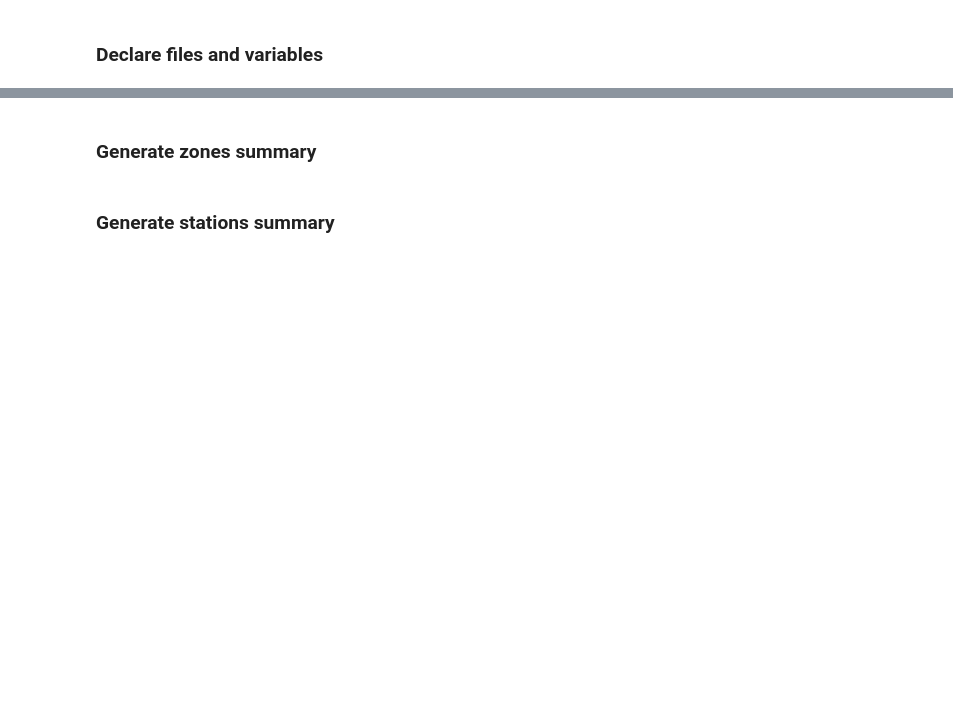
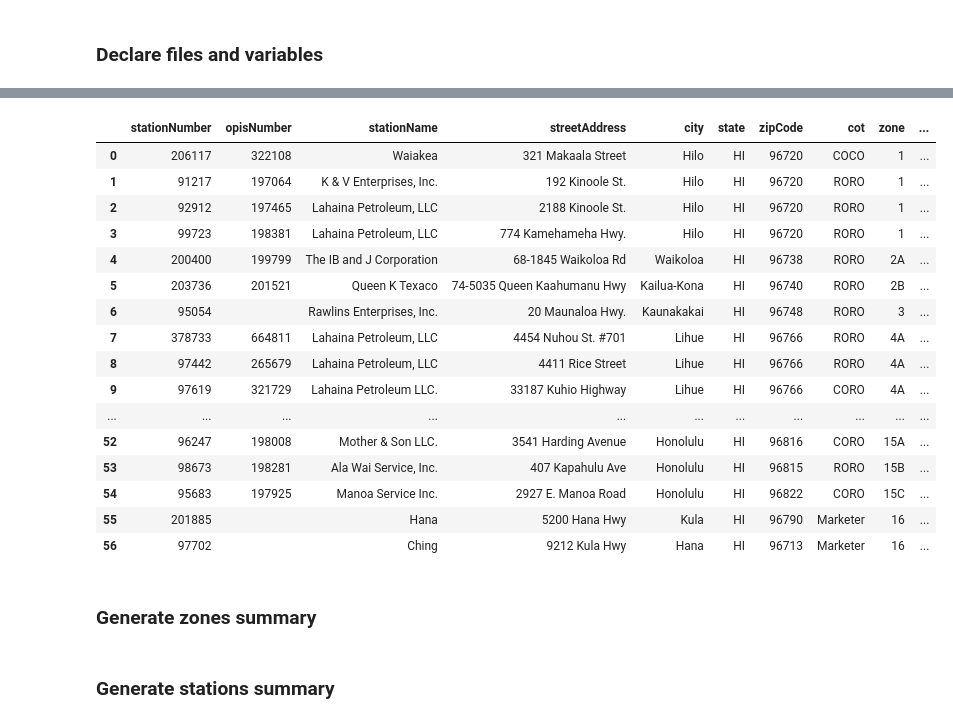
Before and after one commit to marvin-garcia/react-playground, a Jupyter notebook: FuelPriceOptimizer/DataGenerator.ipynb, the cells around one changed output, grey strips where cells are left out. Cells and saved outputs as stored; diff of their text form; code cells hidden in the pictures; blank space fills up the shorter version.

```diff
--- a/FuelPriceOptimizer/DataGenerator.ipynb
+++ b/FuelPriceOptimizer/DataGenerator.ipynb
@@ -3,7 +3,7 @@
 # %%
 import uuid
 
-zones_file = "/mnt/c/Users/magar/source/repos/react-playground/FuelPriceOptimizer/FuelPriceOptimizer.Server/Data/Zones.json"
+stations_file = "/mnt/c/Users/magar/source/repos/react-playground/FuelPriceOptimizer/FuelPriceOptimizer.Server/Data/Zones.json"
 zone_summary_path = "/mnt/c/Users/magar/source/repos/react-playground/FuelPriceOptimizer/FuelPriceOptimizer.Server/Data/ZoneSummary"
 station_summary_path = "/mnt/c/Users/magar/source/repos/react-playground/FuelPriceOptimizer/FuelPriceOptimizer.Server/Data/StationSummary"
 summary_files = "/mnt/c/Users/magar/source/repos/react-playground/FuelPriceOptimizer/FuelPriceOptimizer.Server/Data/SummaryFiles.json"
@@ -16,0 +19,36 @@ def generate_guid():
+# %%
+import requests
+import pandas as pd
+from time import sleep
+
+def get_geocoordinates(address):
+  maps_api = 'https://maps.googleapis.com/maps/api/geocode/json'
+  api_key = ''
+
+  params = {'address': address, 'key': api_key}
+  response = requests.get(maps_api, params=params)
+  data = response.json()
+
+  if data['status'] == 'OK':
+    return data['results'][0]['geometry']['location']
+  else:
+    print(address)
+    # print(data)
+    return None
+
+stations_df = pd.read_json(stations_file)
+for index, station in stations_df.iterrows():
+    address = station['streetAddress'] + ', ' + station['city'] + ', ' + station['state'] + ', USA'
+    formatted_address = str.replace(address, ' ', '%20')
+
+    location = get_geocoordinates(formatted_address)
+    if location:
+      stations_df.at[index, 'latitude'] = location['lat']
+      stations_df.at[index, 'longitude'] = location['lng']
+    else:
+      stations_df.at[index, 'latitude'] = None
+      stations_df.at[index, 'longitude'] = None
+
+    sleep(1)
+
+stations_df.to_json(f'{stations_file}', orient='records', lines=False)
@@ -17,3 +73,23 @@ def generate_guid():
+# %%
+stations_df.head(57)
+# %% [output]
+|  | stationNumber | opisNumber | stationName | streetAddress | city | state | zipCode | cot | zone | ... |
+| 0 | 206117 | 322108 | Waiakea | 321 Makaala Street | Hilo | HI | 96720 | COCO | 1 | ... |
+| 1 | 91217 | 197064 | K & V Enterprises, Inc. | 192 Kinoole St. | Hilo | HI | 96720 | RORO | 1 | ... |
+| 2 | 92912 | 197465 | Lahaina Petroleum, LLC | 2188 Kinoole St. | Hilo | HI | 96720 | RORO | 1 | ... |
+| 3 | 99723 | 198381 | Lahaina Petroleum, LLC | 774 Kamehameha Hwy. | Hilo | HI | 96720 | RORO | 1 | ... |
+| 4 | 200400 | 199799 | The IB and J Corporation | 68-1845 Waikoloa Rd | Waikoloa | HI | 96738 | RORO | 2A | ... |
+| 5 | 203736 | 201521 | Queen K Texaco | 74-5035 Queen Kaahumanu Hwy | Kailua-Kona | HI | 96740 | RORO | 2B | ... |
+| 6 | 95054 |  | Rawlins Enterprises, Inc. | 20 Maunaloa Hwy. | Kaunakakai | HI | 96748 | RORO | 3 | ... |
+| 7 | 378733 | 664811 | Lahaina Petroleum, LLC | 4454 Nuhou St. #701 | Lihue | HI | 96766 | RORO | 4A | ... |
+| 8 | 97442 | 265679 | Lahaina Petroleum, LLC | 4411 Rice Street | Lihue | HI | 96766 | RORO | 4A | ... |
+| 9 | 97619 | 321729 | Lahaina Petroleum LLC. | 33187 Kuhio Highway | Lihue | HI | 96766 | CORO | 4A | ... |
+| ... | ... | ... | ... | ... | ... | ... | ... | ... | ... | ... |
+| 52 | 96247 | 198008 | Mother & Son LLC. | 3541 Harding Avenue | Honolulu | HI | 96816 | CORO | 15A | ... |
+| 53 | 98673 | 198281 | Ala Wai Service, Inc. | 407 Kapahulu Ave | Honolulu | HI | 96815 | RORO | 15B | ... |
+| 54 | 95683 | 197925 | Manoa Service Inc. | 2927 E. Manoa Road | Honolulu | HI | 96822 | CORO | 15C | ... |
+| 55 | 201885 |  | Hana | 5200 Hana Hwy | Kula | HI | 96790 | Marketer | 16 | ... |
+| 56 | 97702 |  | Ching | 9212 Kula Hwy | Hana | HI | 96713 | Marketer | 16 | ... |
 # %% [markdown]
 ### Generate zones summary
 # %%
```
Also changed, not shown: parts of 4 cells of this notebook.
